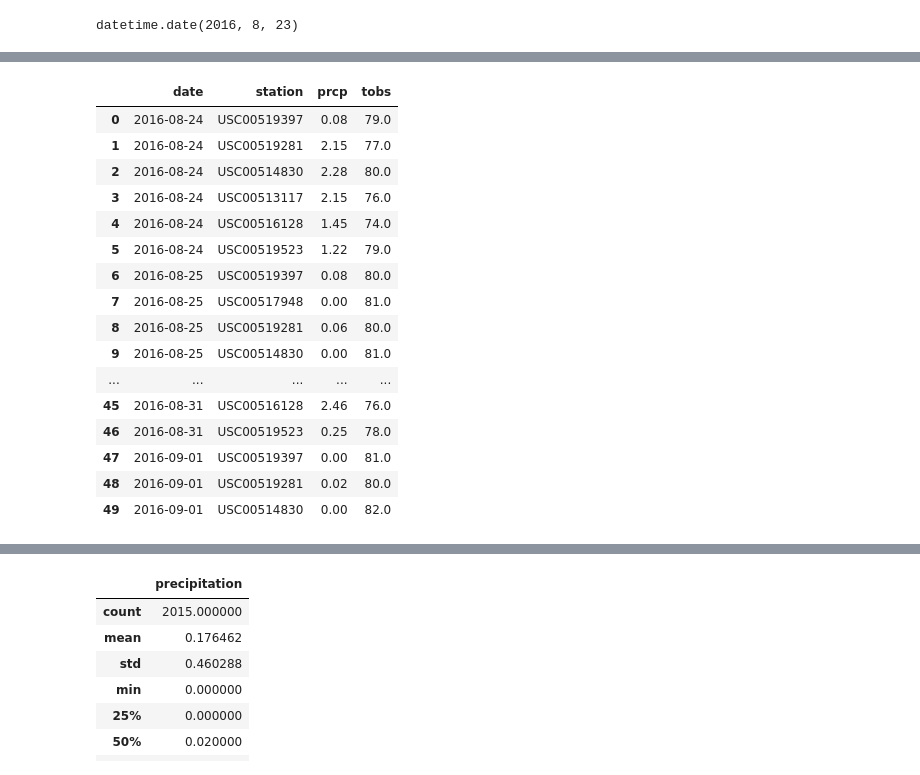
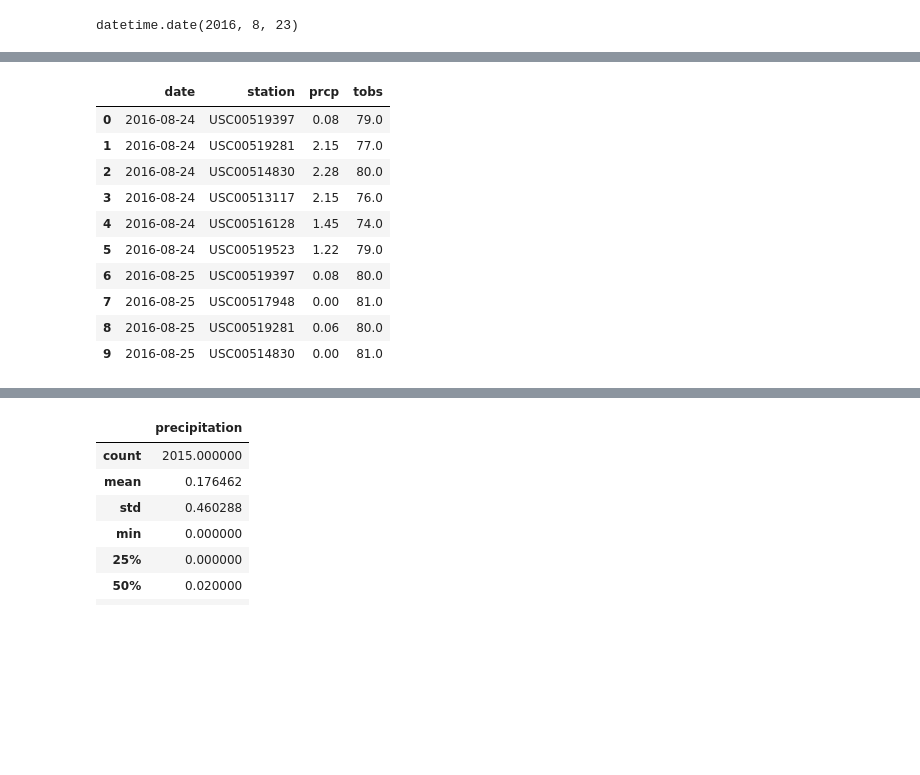
Before and after one commit to RondaJoy/SQLAlchemy-Challenge, a Jupyter notebook: HI_Climate/climate_starter_rjh.ipynb, the cells around one changed output, grey strips where cells are left out. Drawn from its saved outputs; the diff is of its cells as text; code cells hidden in the pictures; blank space fills up the shorter version.

```diff
--- a/HI_Climate/climate_starter_rjh.ipynb
+++ b/HI_Climate/climate_starter_rjh.ipynb
@@ -91,34 +86,28 @@ qdata
 # %%
 # Save the query results as a Pandas DataFrame. Explicitly set the column names
 qdata_df = pd.DataFrame(qdata, columns=['date', 'station', 'prcp', 'tobs'])
 
 # Sort the dataframe by date
 qdata_df = qdata_df.sort_values("date")
 
 # Filter out all rows with a prcp value of "none".
 qdata_df = qdata_df.dropna(subset=['prcp'])
 
 # Reset the index (x-axis) to the 'date' column.
 qdata_df = qdata_df.reset_index(drop=True)
-qdata_df.head(50)
+qdata_df.head(10)
 # %% [output]
 |  | date | station | prcp | tobs |
 | 0 | 2016-08-24 | USC00519397 | 0.08 | 79.0 |
 | 1 | 2016-08-24 | USC00519281 | 2.15 | 77.0 |
 | 2 | 2016-08-24 | USC00514830 | 2.28 | 80.0 |
 | 3 | 2016-08-24 | USC00513117 | 2.15 | 76.0 |
 | 4 | 2016-08-24 | USC00516128 | 1.45 | 74.0 |
 | 5 | 2016-08-24 | USC00519523 | 1.22 | 79.0 |
 | 6 | 2016-08-25 | USC00519397 | 0.08 | 80.0 |
 | 7 | 2016-08-25 | USC00517948 | 0.00 | 81.0 |
 | 8 | 2016-08-25 | USC00519281 | 0.06 | 80.0 |
 | 9 | 2016-08-25 | USC00514830 | 0.00 | 81.0 |
-| ... | ... | ... | ... | ... |
-| 45 | 2016-08-31 | USC00516128 | 2.46 | 76.0 |
-| 46 | 2016-08-31 | USC00519523 | 0.25 | 78.0 |
-| 47 | 2016-09-01 | USC00519397 | 0.00 | 81.0 |
-| 48 | 2016-09-01 | USC00519281 | 0.02 | 80.0 |
-| 49 | 2016-09-01 | USC00514830 | 0.00 | 82.0 |
 # %%
 # Use Pandas Plotting with Matplotlib to plot the data
 # Extract the date and prcp columns
```
Also changed, not shown: parts of 9 cells of this notebook.
